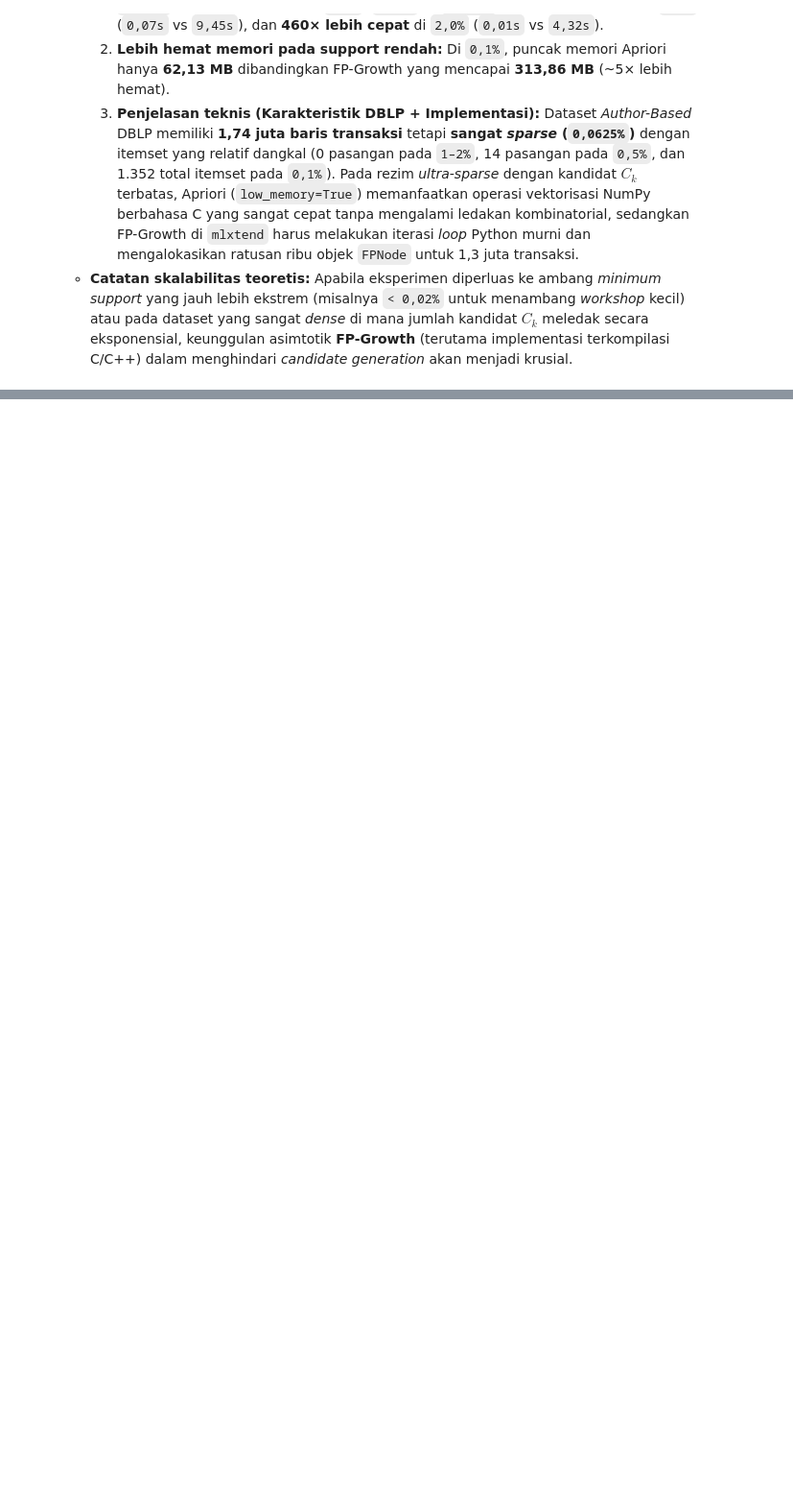
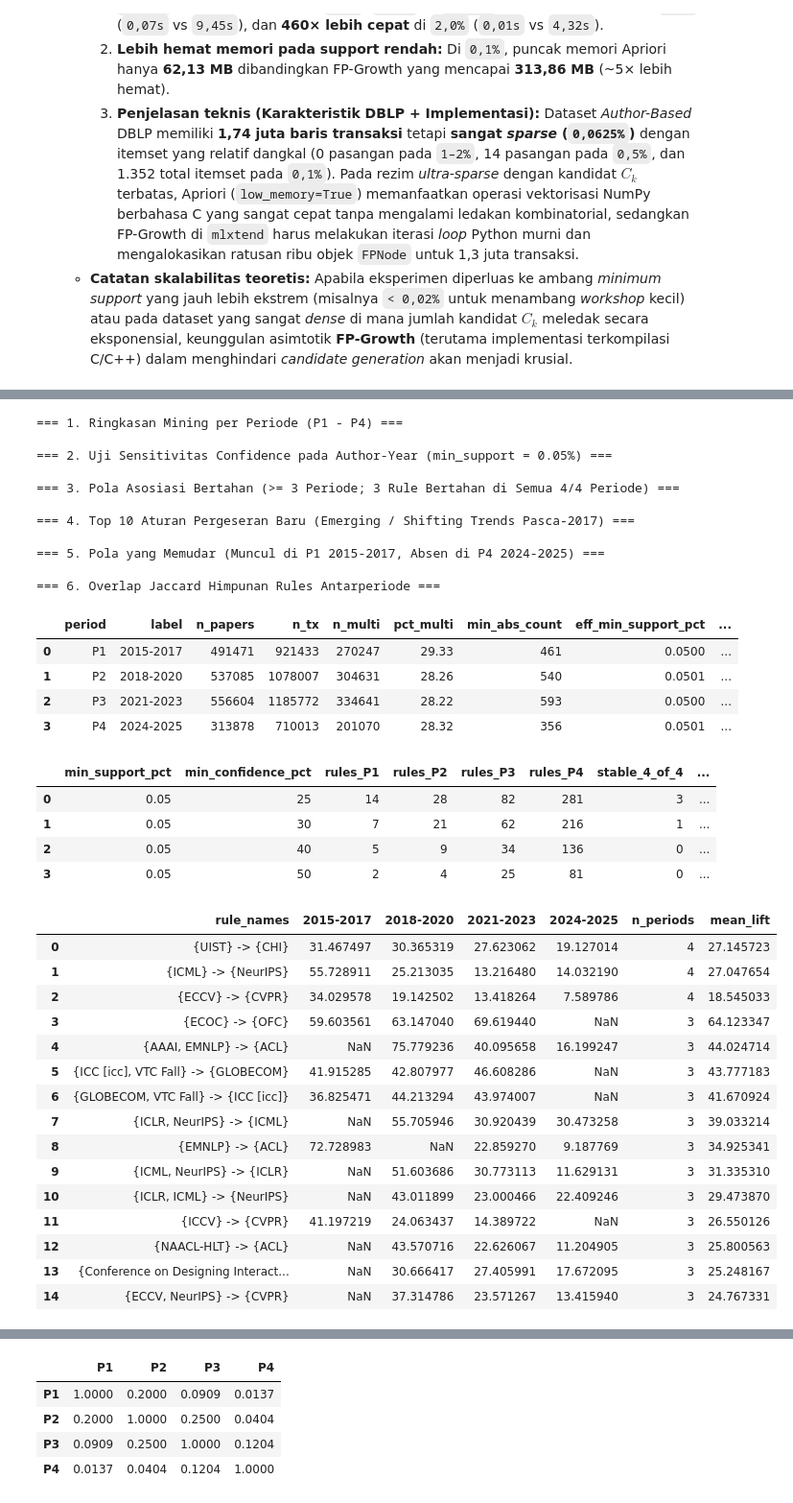
Before and after one commit to jandhiesto/DataMining_Kelompok11, a Jupyter notebook: Notebook-dblp_2025_12_01.ipynb, the cells around one changed output, grey strips where cells are left out. Shown at 96% size. Cells and saved outputs as stored; diff of their text form; code cells hidden in the pictures; blank space fills up the shorter version.

```diff
--- a/Notebook-dblp_2025_12_01.ipynb
+++ b/Notebook-dblp_2025_12_01.ipynb
@@ -1776,0 +1905,63 @@ Pattern Mining dan Association Rule Mining terhadap dataset DBLP?
+# %%
+# TE-1 - Muat & tampilkan ringkasan hasil Task E (dari src/role3_temporal.py -> output/role3/)
+from pathlib import Path
+import pandas as pd
+from IPython.display import Image, display
+
+ROLE3_OUT = Path("output") / "role3"
+
+print("=== 1. Ringkasan Mining per Periode (P1 - P4) ===")
+display(pd.read_csv(ROLE3_OUT / "taskE_period_summary.csv"))
+
+print("\n=== 2. Uji Sensitivitas Confidence pada Author-Year (min_support = 0.05%) ===")
+display(pd.read_csv(ROLE3_OUT / "taskE_threshold_sensitivity.csv"))
+
+print("\n=== 3. Pola Asosiasi Bertahan (>= 3 Periode; 3 Rule Bertahan di Semua 4/4 Periode) ===")
+display(pd.read_csv(ROLE3_OUT / "taskE_stable_patterns_lift.csv"))
+
+print("\n=== 4. Top 10 Aturan Pergeseran Baru (Emerging / Shifting Trends Pasca-2017) ===")
+display(pd.read_csv(ROLE3_OUT / "taskE_shifting_trends.csv").head(10))
+
+print("\n=== 5. Pola yang Memudar (Muncul di P1 2015-2017, Absen di P4 2024-2025) ===")
+display(pd.read_csv(ROLE3_OUT / "taskE_fading_patterns.csv"))
+
+print("\n=== 6. Overlap Jaccard Himpunan Rules Antarperiode ===")
+display(pd.read_csv(ROLE3_OUT / "taskE_rule_overlap_jaccard.csv", index_col=0))
+# %% [output]
+=== 1. Ringkasan Mining per Periode (P1 - P4) ===
+
+=== 2. Uji Sensitivitas Confidence pada Author-Year (min_support = 0.05%) ===
+
+=== 3. Pola Asosiasi Bertahan (>= 3 Periode; 3 Rule Bertahan di Semua 4/4 Periode) ===
+
+=== 4. Top 10 Aturan Pergeseran Baru (Emerging / Shifting Trends Pasca-2017) ===
+
+=== 5. Pola yang Memudar (Muncul di P1 2015-2017, Absen di P4 2024-2025) ===
+
+=== 6. Overlap Jaccard Himpunan Rules Antarperiode ===
+|  | period | label | n_papers | n_tx | n_multi | pct_multi | min_abs_count | eff_min_support_pct | ... |
+| 0 | P1 | 2015-2017 | 491471 | 921433 | 270247 | 29.33 | 461 | 0.0500 | ... |
+| 1 | P2 | 2018-2020 | 537085 | 1078007 | 304631 | 28.26 | 540 | 0.0501 | ... |
+| 2 | P3 | 2021-2023 | 556604 | 1185772 | 334641 | 28.22 | 593 | 0.0500 | ... |
+| 3 | P4 | 2024-2025 | 313878 | 710013 | 201070 | 28.32 | 356 | 0.0501 | ... |
+|  | min_support_pct | min_confidence_pct | rules_P1 | rules_P2 | rules_P3 | rules_P4 | stable_4_of_4 | ... |
+| 0 | 0.05 | 25 | 14 | 28 | 82 | 281 | 3 | ... |
+| 1 | 0.05 | 30 | 7 | 21 | 62 | 216 | 1 | ... |
+| 2 | 0.05 | 40 | 5 | 9 | 34 | 136 | 0 | ... |
+| 3 | 0.05 | 50 | 2 | 4 | 25 | 81 | 0 | ... |
+|  | rule_names | 2015-2017 | 2018-2020 | 2021-2023 | 2024-2025 | n_periods | mean_lift |
+| 0 | {UIST} -> {CHI} | 31.467497 | 30.365319 | 27.623062 | 19.127014 | 4 | 27.145723 |
+| 1 | {ICML} -> {NeurIPS} | 55.728911 | 25.213035 | 13.216480 | 14.032190 | 4 | 27.047654 |
+| 2 | {ECCV} -> {CVPR} | 34.029578 | 19.142502 | 13.418264 | 7.589786 | 4 | 18.545033 |
+| 3 | {ECOC} -> {OFC} | 59.603561 | 63.147040 | 69.619440 | NaN | 3 | 64.123347 |
+| 4 | {AAAI, EMNLP} -> {ACL} | NaN | 75.779236 | 40.095658 | 16.199247 | 3 | 44.024714 |
+| 5 | {ICC [icc], VTC Fall} -> {GLOBECOM} | 41.915285 | 42.807977 | 46.608286 | NaN | 3 | 43.777183 |
+| 6 | {GLOBECOM, VTC Fall} -> {ICC [icc]} | 36.825471 | 44.213294 | 43.974007 | NaN | 3 | 41.670924 |
+| 7 | {ICLR, NeurIPS} -> {ICML} | NaN | 55.705946 | 30.920439 | 30.473258 | 3 | 39.033214 |
+| 8 | {EMNLP} -> {ACL} | 72.728983 | NaN | 22.859270 | 9.187769 | 3 | 34.925341 |
+| 9 | {ICML, NeurIPS} -> {ICLR} | NaN | 51.603686 | 30.773113 | 11.629131 | 3 | 31.335310 |
+| 10 | {ICLR, ICML} -> {NeurIPS} | NaN | 43.011899 | 23.000466 | 22.409246 | 3 | 29.473870 |
+| 11 | {ICCV} -> {CVPR} | 41.197219 | 24.063437 | 14.389722 | NaN | 3 | 26.550126 |
+| 12 | {NAACL-HLT} -> {ACL} | NaN | 43.570716 | 22.626067 | 11.204905 | 3 | 25.800563 |
+| 13 | {Conference on Designing Interact... | NaN | 30.666417 | 27.405991 | 17.672095 | 3 | 25.248167 |
+| 14 | {ECCV, NeurIPS} -> {CVPR} | NaN | 37.314786 | 23.571267 | 13.415940 | 3 | 24.767331 |
@@ -1776,0 +1990,5 @@ Pattern Mining dan Association Rule Mining terhadap dataset DBLP?
+|  | P1 | P2 | P3 | P4 |
+| P1 | 1.0000 | 0.2000 | 0.0909 | 0.0137 |
+| P2 | 0.2000 | 1.0000 | 0.2500 | 0.0404 |
+| P3 | 0.0909 | 0.2500 | 1.0000 | 0.1204 |
+| P4 | 0.0137 | 0.0404 | 0.1204 | 1.0000 |
```
Also changed, not shown: parts of 10 cells of this notebook, 33 other files.
